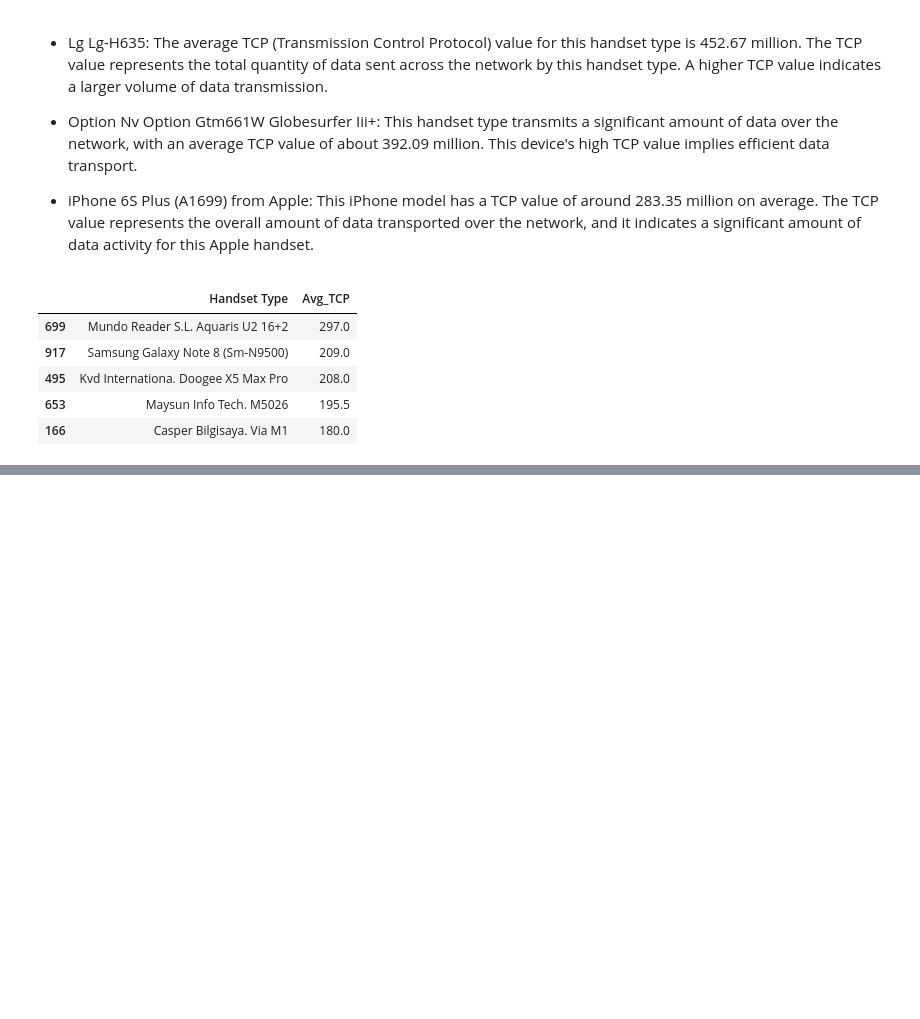
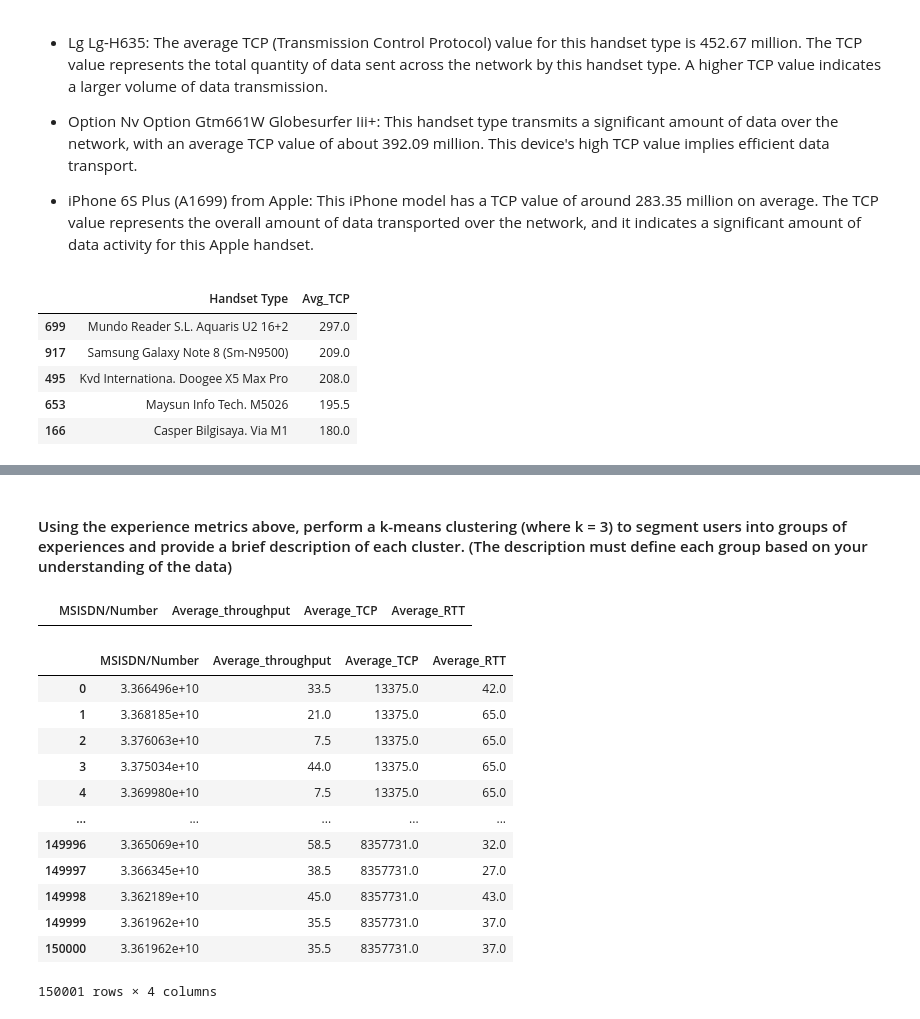
Before and after one commit to Azizadx/user_analytics_in_the_telecommunication, a Jupyter notebook: notebooks/experence_analytics/experence_analytics.ipynb, the cells around one changed output, grey strips where cells are left out. Drawn from its saved outputs; the diff is of its cells as text; code cells hidden in the pictures; blank space fills up the shorter version.

```diff
--- a/notebooks/experence_analytics/experence_analytics.ipynb
+++ b/notebooks/experence_analytics/experence_analytics.ipynb
@@ -448,0 +455,2 @@ result_df_tcp.tail()
+# %% [markdown]
+#### Using the experience metrics above, perform a k-means clustering (where k = 3) to segment users into groups of experiences and provide a brief description of each cluster. (The description must define each group based on your understanding of the data)
@@ -448,0 +461,4 @@ result_df_tcp.tail()
+# %%
+kmean_df.head()
+# %% [output]
+|  | MSISDN/Number | Average_throughput | Average_TCP | Average_RTT |
@@ -448,0 +470,16 @@ result_df_tcp.tail()
+# %%
+kmean_df
+# %% [output]
+|  | MSISDN/Number | Average_throughput | Average_TCP | Average_RTT |
+| 0 | 3.366496e+10 | 33.5 | 13375.0 | 42.0 |
+| 1 | 3.368185e+10 | 21.0 | 13375.0 | 65.0 |
+| 2 | 3.376063e+10 | 7.5 | 13375.0 | 65.0 |
+| 3 | 3.375034e+10 | 44.0 | 13375.0 | 65.0 |
+| 4 | 3.369980e+10 | 7.5 | 13375.0 | 65.0 |
+| ... | ... | ... | ... | ... |
+| 149996 | 3.365069e+10 | 58.5 | 8357731.0 | 32.0 |
+| 149997 | 3.366345e+10 | 38.5 | 8357731.0 | 27.0 |
+| 149998 | 3.362189e+10 | 45.0 | 8357731.0 | 43.0 |
+| 149999 | 3.361962e+10 | 35.5 | 8357731.0 | 37.0 |
+| 150000 | 3.361962e+10 | 35.5 | 8357731.0 | 37.0 |
+150001 rows × 4 columns
```
Also changed, not shown: parts of 13 cells of this notebook.
